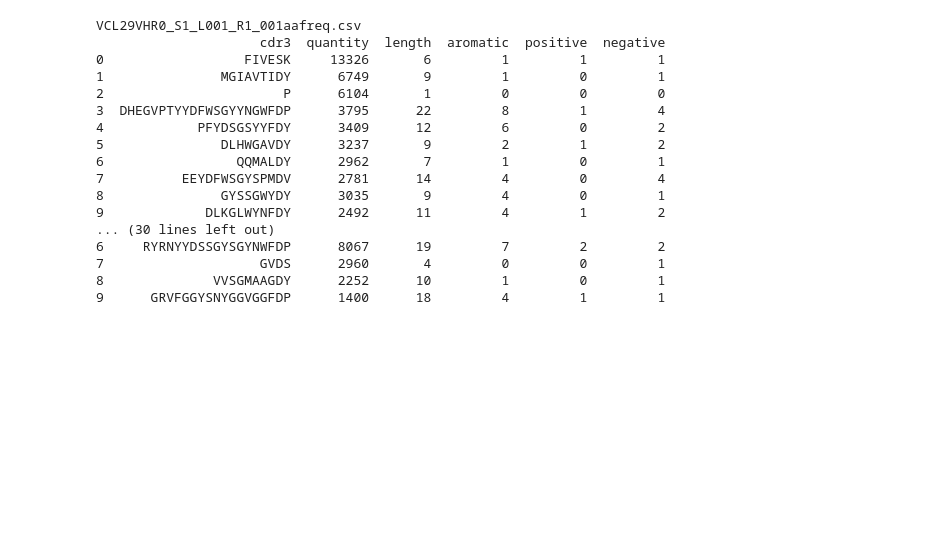
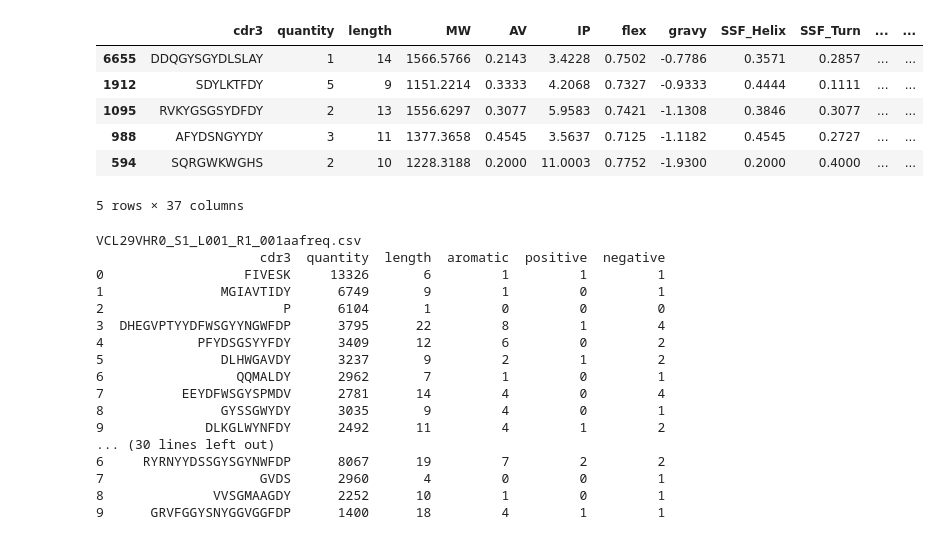
Before and after one commit to Cardosaum/attila, a Jupyter notebook: programs/improvements/cdr3-analysis/scripts/cdr3_visualization_v02.ipynb, the cells around one changed output. Saved outputs shown, nothing was run; the diff lists cells and outputs as text; code cells hidden in the pictures; blank space fills up the shorter version.

```diff
--- a/programs/improvements/cdr3-analysis/scripts/cdr3_visualization_v02.ipynb
+++ b/programs/improvements/cdr3-analysis/scripts/cdr3_visualization_v02.ipynb
@@ -14,3 +28,15 @@ sns.set(style="darkgrid")
+# %%
+appear_most = df.loc[sorted(df['quantity'], reverse=True)[:5]]
+
+appear_most
+# %% [output]
+|  | cdr3 | quantity | length | MW | AV | IP | flex | gravy | SSF_Helix | SSF_Turn | ... | ... |
+| 6655 | DDQGYSGYDLSLAY | 1 | 14 | 1566.5766 | 0.2143 | 3.4228 | 0.7502 | -0.7786 | 0.3571 | 0.2857 | ... | ... |
+| 1912 | SDYLKTFDY | 5 | 9 | 1151.2214 | 0.3333 | 4.2068 | 0.7327 | -0.9333 | 0.4444 | 0.1111 | ... | ... |
+| 1095 | RVKYGSGSYDFDY | 2 | 13 | 1556.6297 | 0.3077 | 5.9583 | 0.7421 | -1.1308 | 0.3846 | 0.3077 | ... | ... |
+| 988 | AFYDSNGYYDY | 3 | 11 | 1377.3658 | 0.4545 | 3.5637 | 0.7125 | -1.1182 | 0.4545 | 0.2727 | ... | ... |
+| 594 | SQRGWKWGHS | 2 | 10 | 1228.3188 | 0.2000 | 11.0003 | 0.7752 | -1.9300 | 0.2000 | 0.4000 | ... | ... |
+5 rows × 37 columns
 # %%
 data_path = os.path.abspath('../../../../../data/analysis/')
 files = os.listdir(data_path)
```
Also changed, not shown: parts of 1 cell of this notebook.
